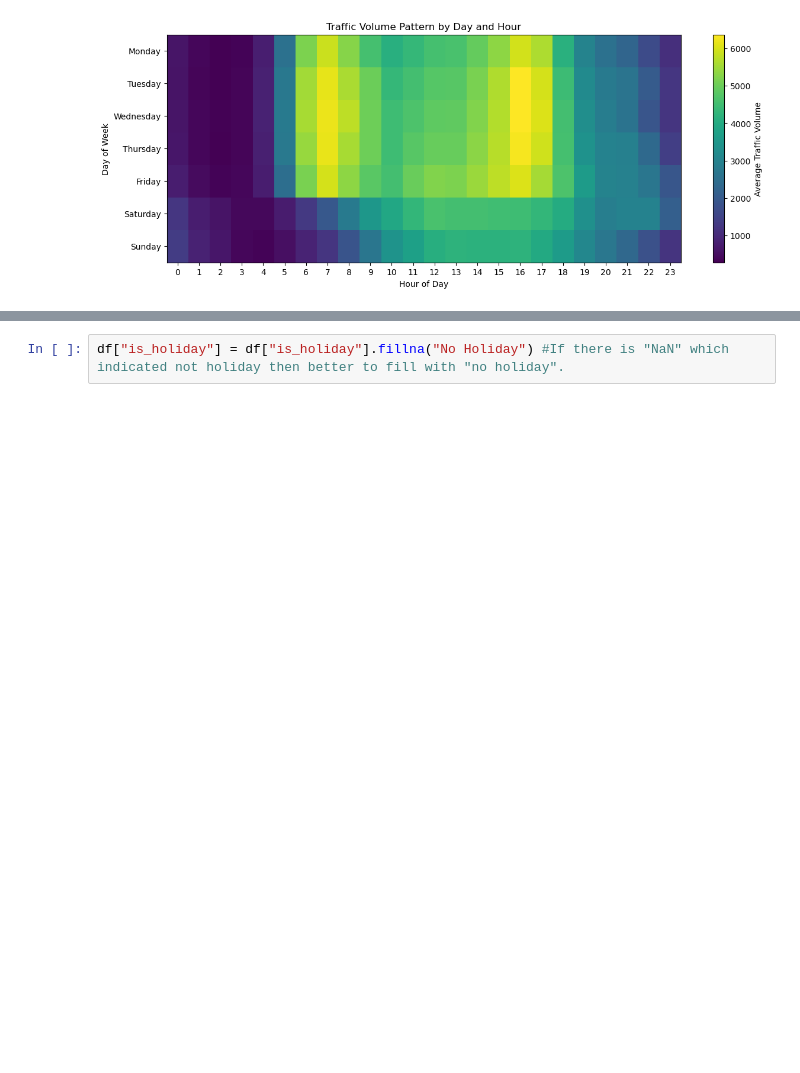
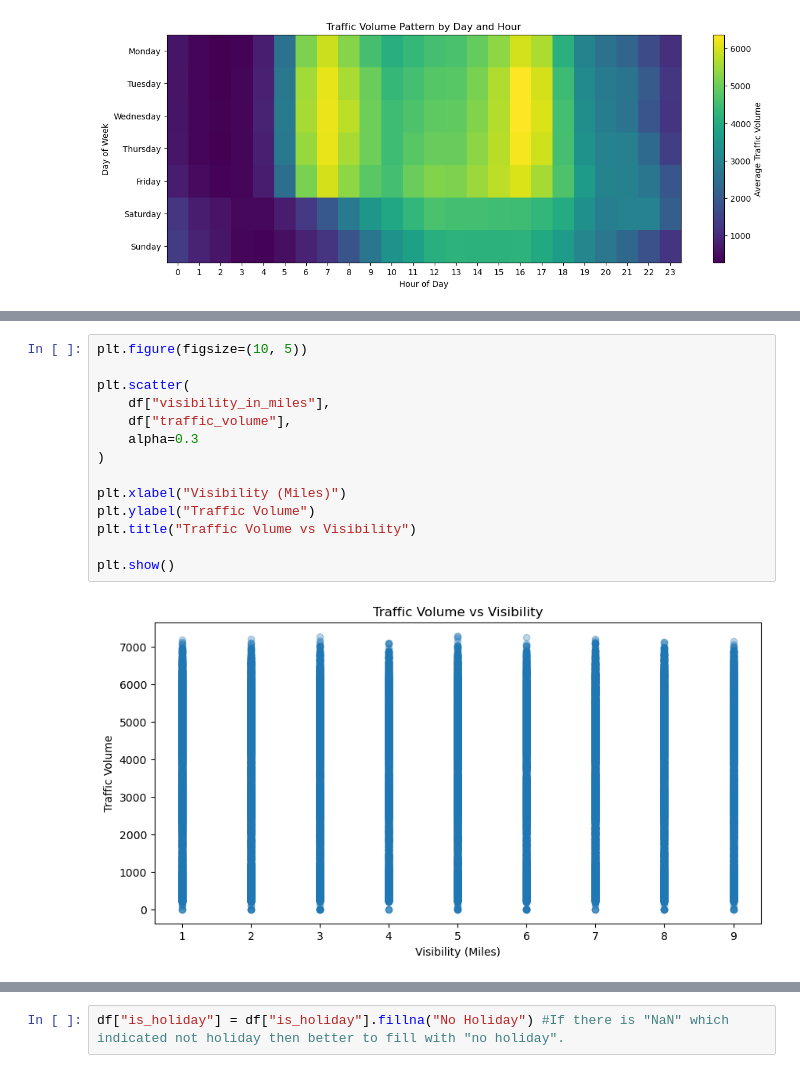
Before and after one commit to abhisarthak/traffic-volume-prediction-analysis, a Jupyter notebook: traffic_volume_prediction.ipynb, the cells around one changed output, grey strips where cells are left out. Cells and saved outputs as stored; diff of their text form; blank space fills up the shorter version.

```diff
--- a/traffic_volume_prediction.ipynb
+++ b/traffic_volume_prediction.ipynb
@@ -662,0 +729,16 @@ plt.show()
+# %%
+plt.figure(figsize=(10, 5))
+
+plt.scatter(
+    df["visibility_in_miles"],
+    df["traffic_volume"],
+    alpha=0.3
+)
+
+plt.xlabel("Visibility (Miles)")
+plt.ylabel("Traffic Volume")
+plt.title("Traffic Volume vs Visibility")
+
+plt.show()
+# %% [output]
+[figure, added]
```
Also changed, not shown: parts of 34 cells of this notebook.
